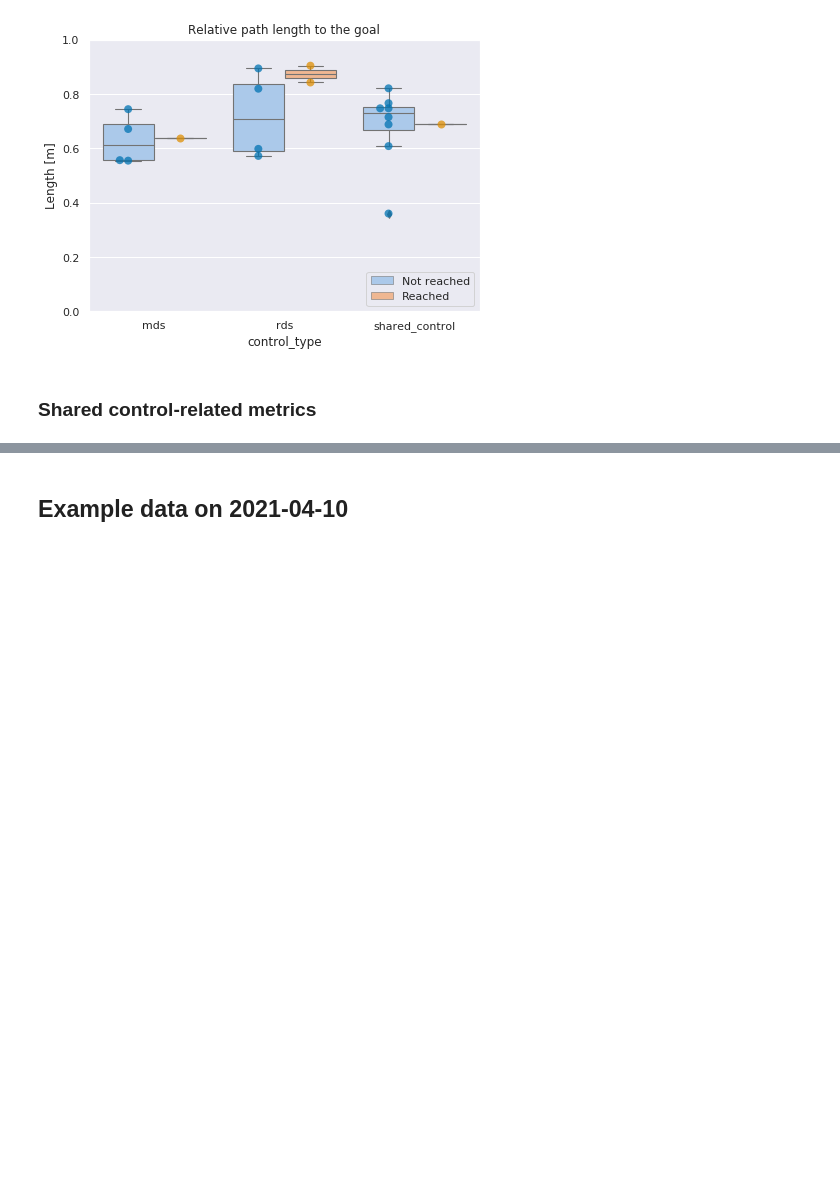
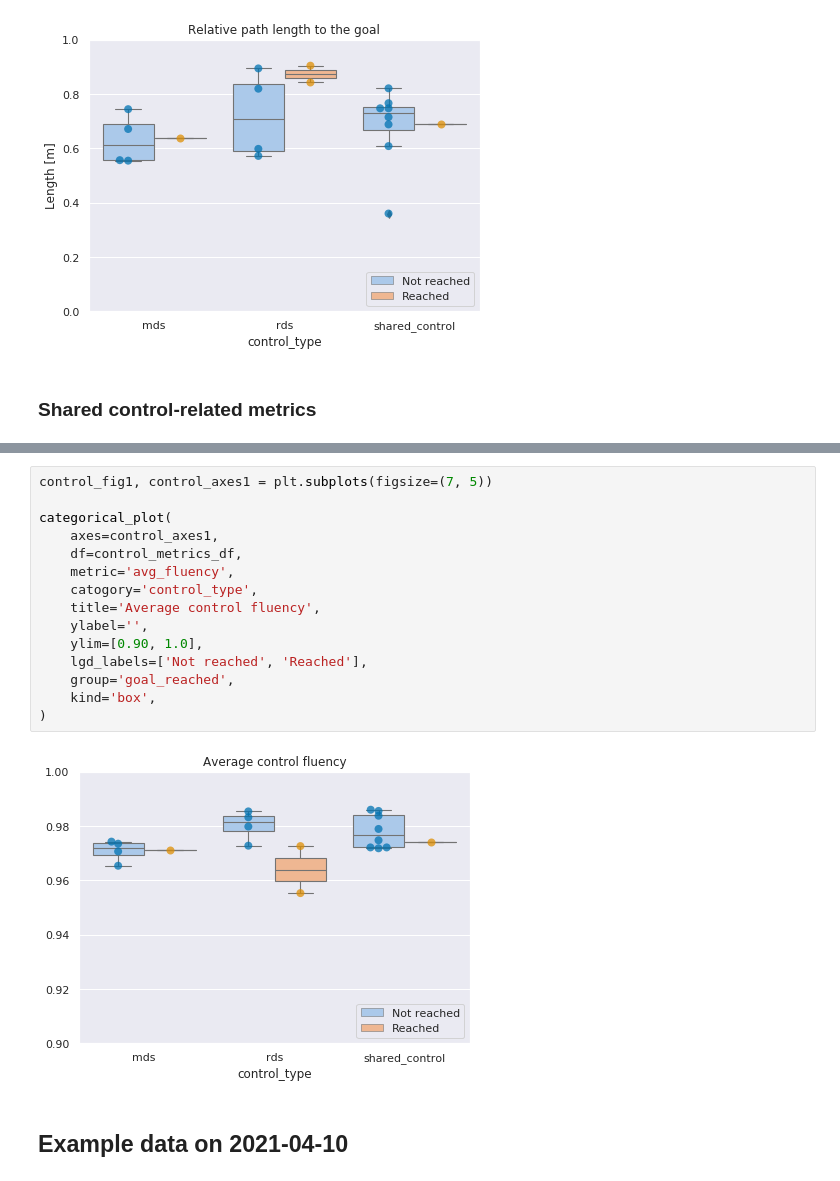
Before and after one commit to epfl-lasa/crowdbot-evaluation-tools, a Jupyter notebook: notebooks/comprehensive_eval.ipynb, the cells around one changed output, grey strips where cells are left out. Drawn from its saved outputs; the diff is of its cells as text; blank space fills up the shorter version.

Commit message:
update Shared control-related metrics

```diff
--- a/notebooks/comprehensive_eval.ipynb
+++ b/notebooks/comprehensive_eval.ipynb
@@ -418,3 +483,20 @@ categorical_plot(
+# %%
+control_fig1, control_axes1 = plt.subplots(figsize=(7, 5))
+
+categorical_plot(
+    axes=control_axes1,
+    df=control_metrics_df,
+    metric='avg_fluency',
+    catogory='control_type',
+    title='Average control fluency',
+    ylabel='',
+    ylim=[0.90, 1.0],
+    lgd_labels=['Not reached', 'Reached'],
+    group='goal_reached',
+    kind='box',
+)
+# %% [output]
+[figure, added]
 # %% [markdown]
 ## Example data on 2021-04-10
 # %%
```
Also changed, not shown: parts of 3 cells of this notebook.
